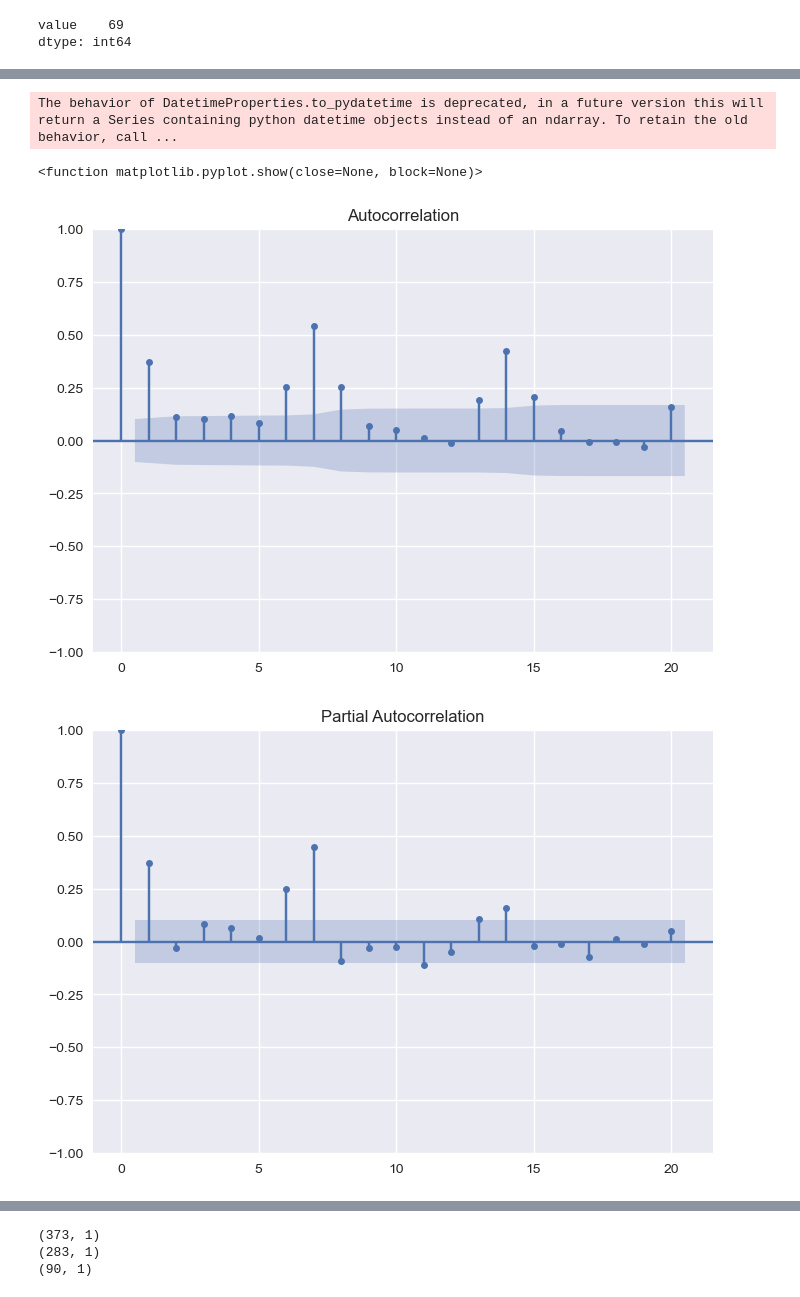
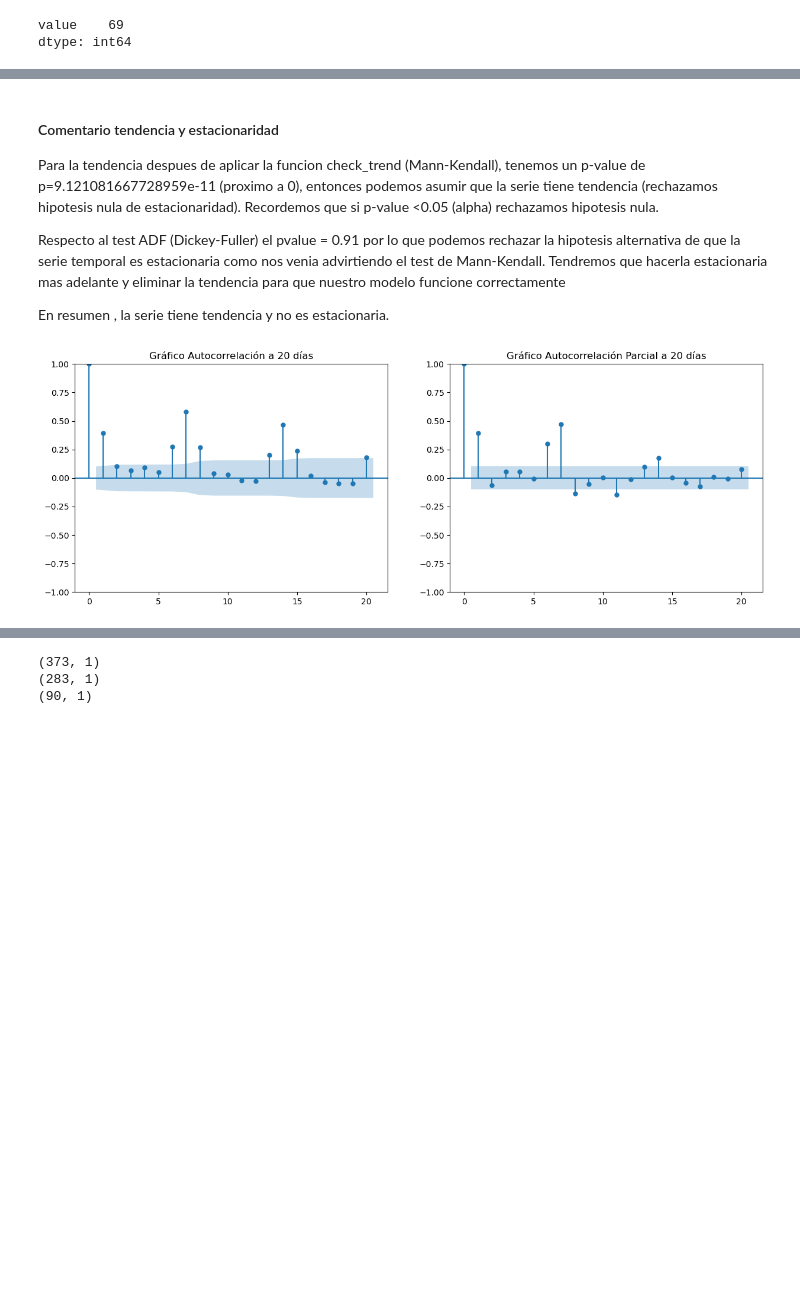
Before and after one commit to alejosilvestre/Portfolio, a Jupyter notebook: time_series/Time_series_sales_prediction.ipynb, the cells around one changed output, grey strips where cells are left out. Saved outputs shown, nothing was run; the diff lists cells and outputs as text; code cells hidden in the pictures; blank space fills up the shorter version.

```diff
--- a/time_series/Time_series_sales_prediction.ipynb
+++ b/time_series/Time_series_sales_prediction.ipynb
@@ -245,5 +239 @@ Saudi Arabia            0.000013
 Name: value, dtype: float64
-# %%
-# De momento vamos a focalizarnos unicamente en UK (84% negocio y 91% de observaciones)...eliminaremos el resto por el momento para evitar el ruido.
-df= df[df['Country']=='United Kingdom']
-df
@@ -398,20 +328,0 @@ The default of observed=False is deprecated and will be changed to True in a fut
-# %%
-
-
-# VISUALIZAMOS DISTRIBUCION VENTAS TOTALES A LO LARGO DEl AÑO
-
-
-# Define el orden deseado de los días de la semana
-desired_order_2 = ['January', 'February', 'March', 'April', 'May', 'June','July', 'August', 'September', 'October', 'November','December']
-
-# Convierte la columna 'week_day' a tipo categórico con el orden deseado
-df['month'] = pd.Categorical(df['month'], categories=desired_order_2, ordered=True)
-
-# Agrupa y suma como lo hiciste anteriormente
-grouped_data_2 = df.groupby('month')['value'].sum().sort_index()
-
-# Crea el gráfico de barras utilizando Plotly Express
-fig = px.bar(x=grouped_data_2.index, y=grouped_data_2.values, labels={'x': 'month', 'y': 'value'})
-
-# Muestra el gráfico
-fig.show()
@@ -716,20 +637,30 @@ dict(zip(['adf', 'pvalue', 'n_lags', 'n_observations', 'critical' 'values', 'icb
-# %%
-px.line(df_stationary)
-# %% [output]
-The behavior of DatetimeProperties.to_pydatetime is deprecated, in a future version this will return a Series containing python datetime objects instead of an ndarray. To retain the old behavior, call ...
+# %% [markdown]
+#### Comentario tendencia y estacionaridad
+
+Para la tendencia despues de aplicar la funcion check_trend (Mann-Kendall), tenemos un p-value de p=9.121081667728959e-11 (proximo a 0), entonces podemos asumir que la serie tiene tendencia (rechazamos hipotesis nula de estacionaridad). Recordemos que si p-value <0.05 (alpha) rechazamos hipotesis nula.
+
+Respecto al test ADF (Dickey-Fuller) el pvalue = 0.91 por lo que podemos rechazar la hipotesis alternativa de que la serie temporal es estacionaria como nos venia advirtiendo el test de Mann-Kendall. Tendremos que hacerla estacionaria mas adelante y eliminar la tendencia para que nuestro modelo funcione correctamente
+
+En resumen , la serie tiene tendencia y no es estacionaria.
 # %%
-# OBTENEMOS LOS GRAFICOS DE AUTOCORRELACION AJUSTADO A 100 DIAS
+# Ahora vamos a graficar los graficos de autocorrelacion a 20 dias para ver si hay algun patron en la serie temporal
 
-# Plot the ACF and PACF of the generated TS
-plot_acf(df_ax, lags=20)
-plot_pacf(df_ax, lags=20)
-plt.show
+# generamos los subplots
+
+fig, axs = plt.subplots(1, 2, figsize=(15, 5))
+
+plot_acf(df_ax, lags=20, ax=axs[0])
+axs[0].set_title('Gráfico Autocorrelación a 20 días')
+
+plot_pacf(df_ax, lags=20, ax=axs[1])
+axs[1].set_title('Gráfico Autocorrelación Parcial a 20 días')
+
+plt.show()
 
 
 # En los graficos de autocorrelacion vemos que hay retardos importantes que cada 7 retardos saltan. Esto supongo que tiene relacion con la semana. Imagino que hay un dia
-# de la semana que se vende mas que ninguno siempre, por ejemplo, la gente suele hacer las compras los miercoles
+# de la semana que se vende mas que ninguno siempre, por ejemplo, la gente suele hacer las compras los miercoles o los viernes. Tambien que los domingos cierran y quizas
+# por eso detecta patron.
 # %% [output]
-<function matplotlib.pyplot.show(close=None, block=None)>
-[figure, old version]
+[figure, new version]
-[figure, removed]
 # %% [markdown]
```
Also changed, not shown: parts of 91 cells of this notebook, 1 other file.
